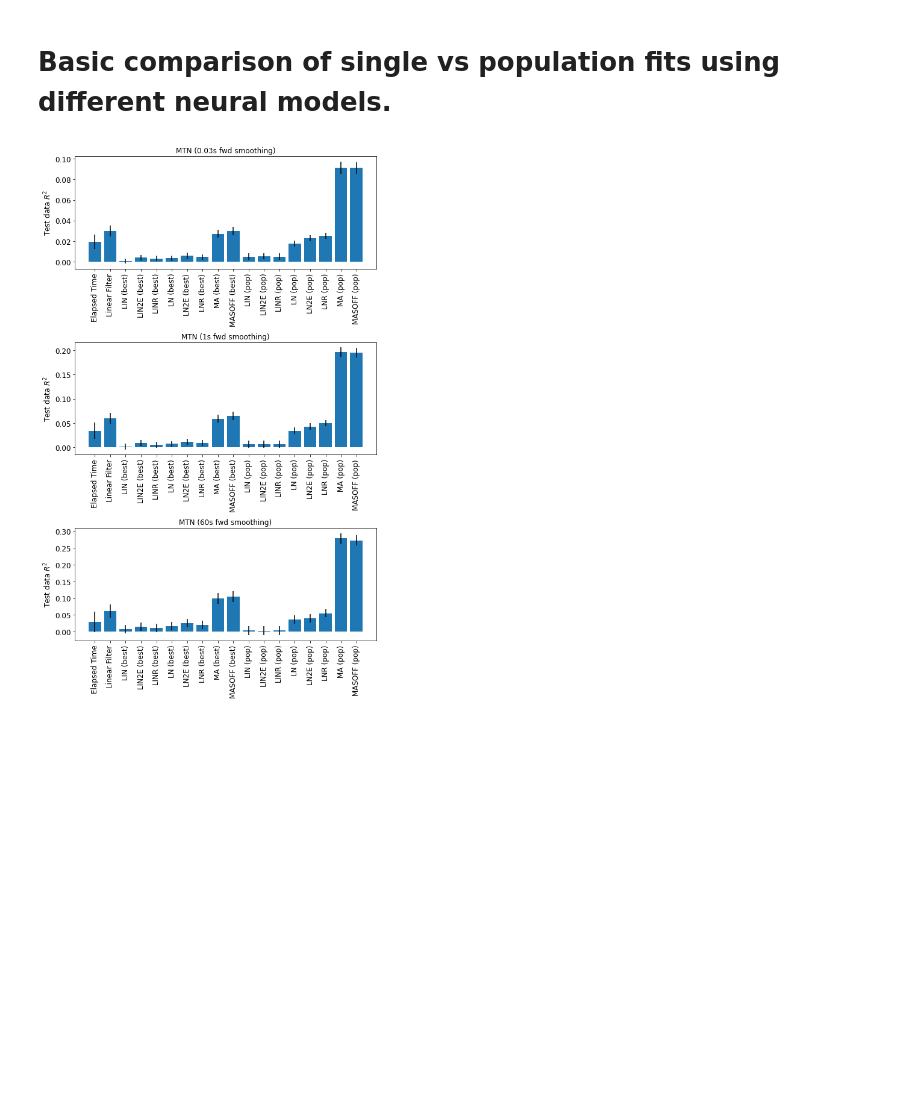
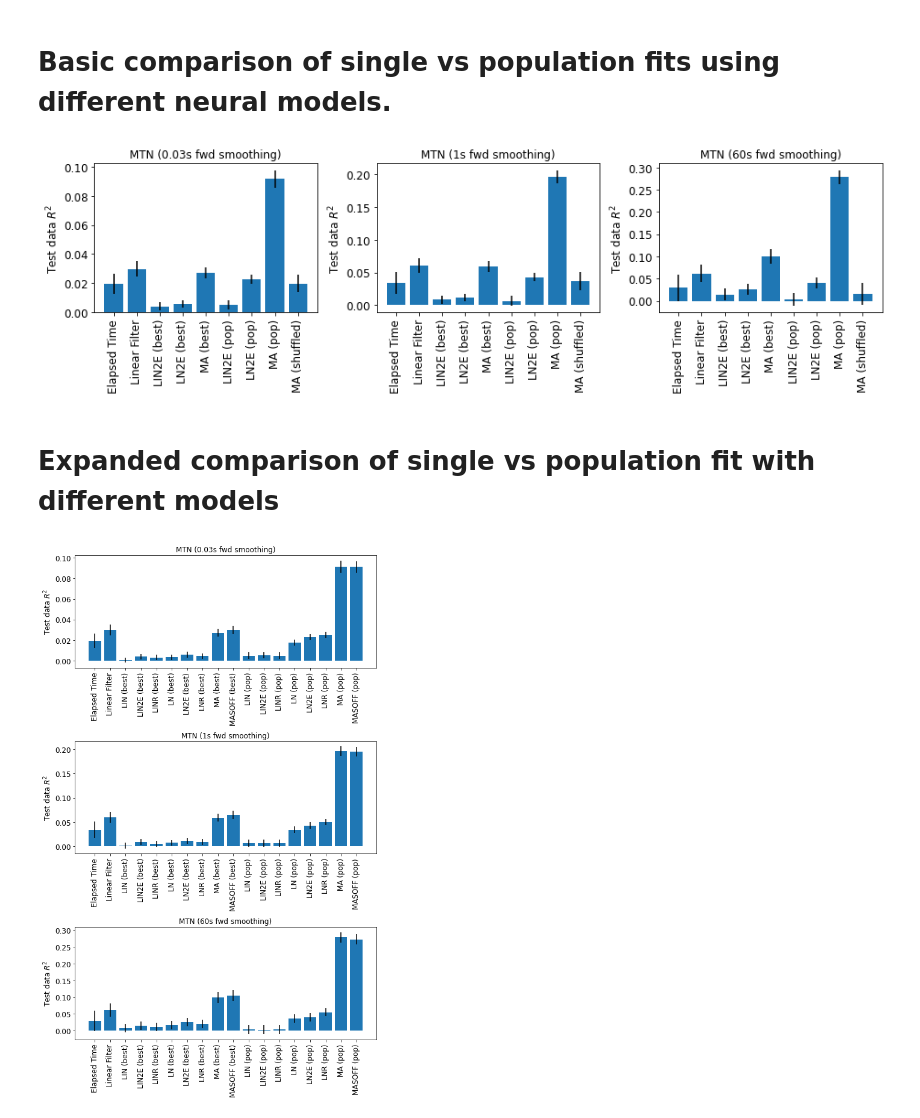
Before and after one commit to rkp8000/inferring-neural-codes, a Jupyter notebook: 6_A_compare_behav_predictions.ipynb, the cells around one changed output. Cells and saved outputs as stored; diff of their text form; code cells hidden in the pictures; blank space fills up the shorter version.

Commit message:
Add shuffled song results to comparison plots.

```diff
--- a/6_A_compare_behav_predictions.ipynb
+++ b/6_A_compare_behav_predictions.ipynb
@@ -12,3 +12,17 @@ STRAIN_KEY = '_'.join(['NM91', 'ZH23']).lower()
 REG_KEY = 'ridge_alpha_10'
 # %% [markdown]
 # Basic comparison of single vs population fits using different neural models.
+# %%
+TARG_BHV = 'MTN'
+TWDWS = [.03, 1, 60]
+
+NRL_MDLS = [
+#     'lin',  # linear neural model
+    'lin2e',  # linear neural model (two-exp fit)
+    'linr',  # linear neural model (fit w ridge regr)
+#     'ln',  # linear-nonlinear model
+    'ln2e',  # linear-nonlinear model (two-exp fit)
+    'lnr',  # linear-nonlinear model (fit w ridge regr)
+    'ma',  # mult-adapt neural model
+#     'masoff',  # mult-adapt neural model with sine offset responses
+]
@@ -15,3 +50,49 @@ REG_KEY = 'ridge_alpha_10'
+# %%
+fig, axs = plt.subplots(1, 3, figsize=(13, 4), tight_layout=True)
+
+for ax, twdw in zip(axs, TWDWS):
+    labels = []
+    r2_mns = []
+    r2_sems = []
+
+    targ = f'{TARG_BHV}_MN_{twdw}'
+
+    # heuristics
+    labels.append('Elapsed Time')
+    r2_mns.append(time_rslt['r2_test'][targ].mean())
+    r2_sems.append(time_rslt['r2_test'][targ].std() / np.sqrt(time_rslt['nsplit']))
+
+    # linear fits
+    labels.append('Linear Filter')
+    r2_mns.append(lin_rslt['r2_test'][targ].mean())
+    r2_sems.append(lin_rslt['r2_test'][targ].std() / np.sqrt(lin_rslt['nsplit']))
+
+    # single neuron results
+    for nrl_mdl, single_rslt in zip(NRL_MDLS, single_rslts):
+        r2_maxs = single_rslt['r2_test'][targ].max(axis=1)
+        labels.append(f'{nrl_mdl.upper()} (best)')
+        r2_mns.append(r2_maxs.mean())
+        r2_sems.append(r2_maxs.std() / np.sqrt(len(r2_maxs)))
+
+    # ppln results
+    for nrl_mdl, ppln_rslt in zip(NRL_MDLS, ppln_rslts):
+        labels.append(f'{nrl_mdl.upper()} (pop)')
+        r2_mns.append(ppln_rslt['r2_test'][targ].mean())
+        r2_sems.append(ppln_rslt['r2_test'][targ].std() / np.sqrt(ppln_rslt['nsplit']))
+
+    # shuffled MA fit
+    labels.append('MA (shuffled)')
+    r2_mns.append(shfl_rslt['r2_test'][targ].mean())
+    r2_sems.append(shfl_rslt['r2_test'][targ].std() / np.sqrt(shfl_rslt['nshfl']))
+
+    ax.bar(np.arange(len(r2_mns)), r2_mns, yerr=r2_sems)
+    ax.set_xticks(np.arange(len(labels)))
+    ax.set_xticklabels(labels, rotation=90)
+    set_plot(ax, y_label=r'Test data $R^2$', title=f'{TARG_BHV} ({twdw}s fwd smoothing)', font_size=12)
+# %% [output]
+[figure, added]
+# %% [markdown]
+# Expanded comparison of single vs population fit with different models
 # %%
 TARG_BHV = 'MTN'
 TWDWS = [.03, 1, 60]
```
Also changed, not shown: parts of 1 cell of this notebook.
